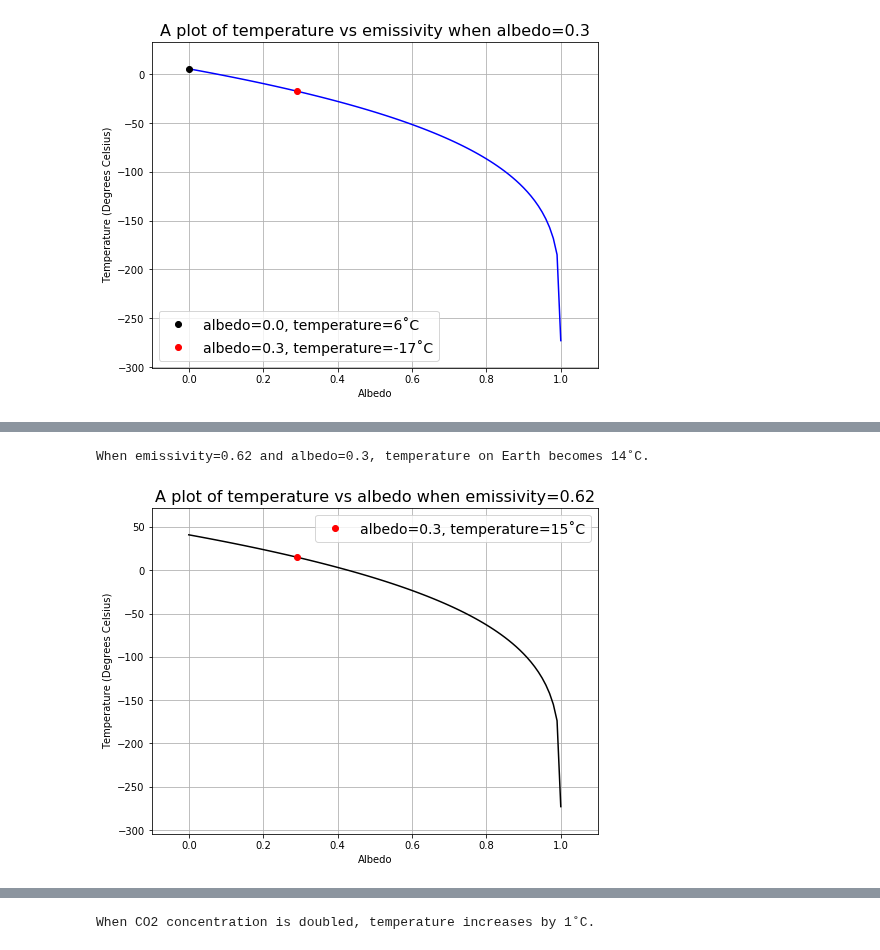
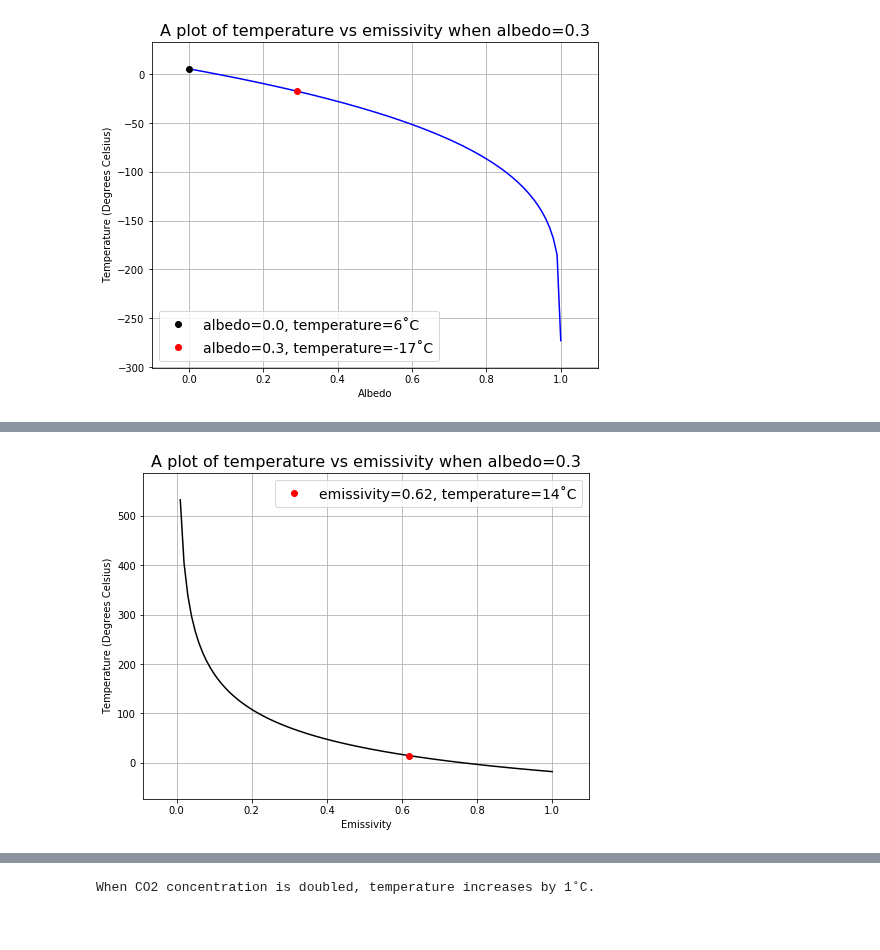
Before and after one commit to primer-computational-mathematics/book, a Jupyter notebook: _sources/geosciences/Climate_Model.ipynb, the cells around one changed output, grey strips where cells are left out. Cells and saved outputs as stored; diff of their text form; code cells hidden in the pictures.

```diff
--- a/_sources/geosciences/Climate_Model.ipynb
+++ b/_sources/geosciences/Climate_Model.ipynb
@@ -148,30 +156,27 @@ Emissivity of the Earth is found to be 0.62, and substituting albedo = 0.3 into
 # %%
-# define a function to find the temperature
-def find_new_temp(al, S_o=1365, e=0.62, s=5.67e-8):
+# define a function to find the temperature with a given emissivity
+def find_new_temp(e, S_o=1365, al=0.3, s=5.67e-8):
     return ((S_o*(1-al))/(4*e*s))**0.25-273
 
-print("When emissivity=0.62 and albedo=0.3, temperature on Earth becomes %.d˚C." % (find_new_temp(0.3)))
-
-# make a list of values of albedo between 0 and 1
-albedo = np.array([0.01*i for i in range(101)])
+# make a list of values of emissivity between 0.01 and 1
+emissivity = np.array([0.01*i for i in range(1, 101)])
 
 #calculate temperature with emissivity
-new_temp = find_new_temp(albedo)
+new_temp = find_new_temp(emissivity)
 
 # set up figure
 fig = plt.figure(figsize=(8, 6))
 ax1 = fig.add_subplot(111)
 ax1.margins(0.1)
 
 # plot figure
-ax1.plot(albedo, new_temp, 'k')
+ax1.plot(emissivity, new_temp, 'k')
 # emissivity = 0.62 is at index 61
-ax1.plot(albedo[29], new_temp[29], 'ro', label='albedo=%.1f, temperature=%.d˚C' % (albedo[29], new_temp[29]))
-ax1.set_xlabel('Albedo')
+ax1.plot(emissivity[61], new_temp[61], 'ro', label='emissivity=%.2f, temperature=%.d˚C' % (emissivity[61], new_temp[61]))
+ax1.set_xlabel('Emissivity')
 ax1.set_ylabel('Temperature (Degrees Celsius)')
-ax1.set_title('A plot of temperature vs albedo when emissivity=0.62', fontsize=16)
+ax1.set_title('A plot of temperature vs emissivity when albedo=0.3', fontsize=16)
 ax1.legend(loc='best', fontsize=14)
 ax1.grid(True)
 # %% [output]
-When emissivity=0.62 and albedo=0.3, temperature on Earth becomes 14˚C.
-[figure, old version]
+[figure, new version]
```
Also changed, not shown: parts of 26 cells of this notebook, 27 other files.
